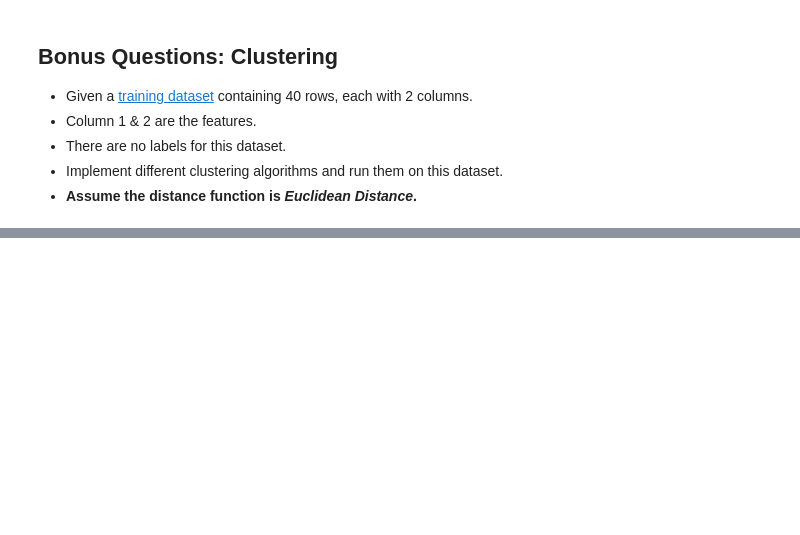
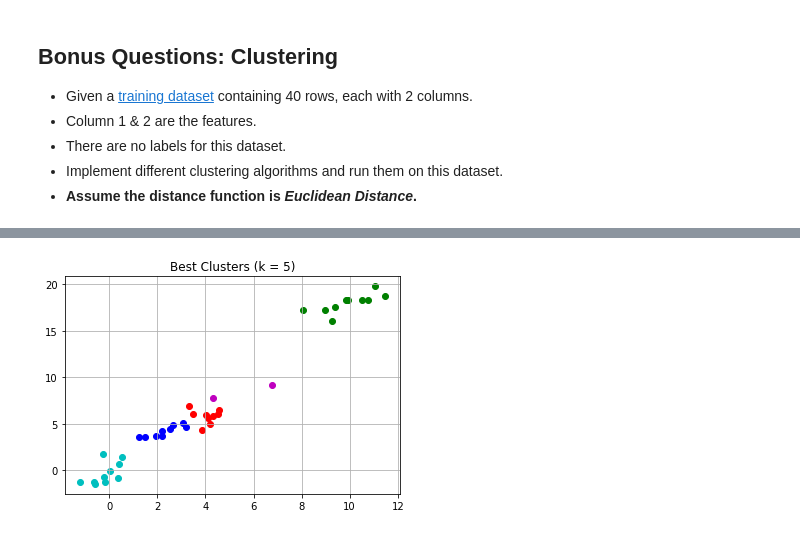
Before and after one commit to lostflux/machine-learning, a Jupyter notebook: HW4/HW4.ipynb, the cells around one changed output, grey strips where cells are left out. Saved outputs shown, nothing was run; the diff lists cells and outputs as text; code cells hidden in the pictures; blank space fills up the shorter version.

```diff
--- a/HW4/HW4.ipynb
+++ b/HW4/HW4.ipynb
@@ -268,0 +466,16 @@ dataset.
+# %%
+
+best_clusters = all_clusters[np.argmin(sse_scores)]
+
+colors = ['r', 'g', 'b', 'c', 'm', 'y', 'k']
+for c in range(len(best_clusters)):
+    points = best_clusters[c]
+    raw_points = [p.coordinates for p in points]
+    x = [p[0] for p in raw_points]
+    y = [p[1] for p in raw_points]
+    plt.scatter(x, y, color=colors[c])
+plt.grid()
+plt.title(f"Best Clusters (k = {K[np.argmin(sse_scores)]})")
+plt.show()
+# %% [output]
+[figure, added]
```
Also changed, not shown: parts of 23 cells of this notebook.
